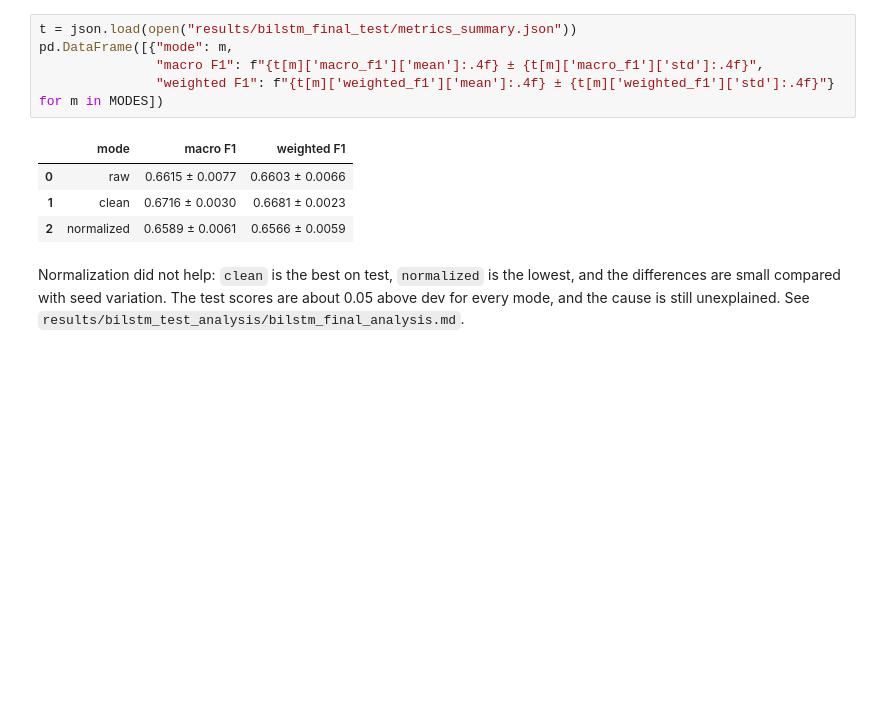
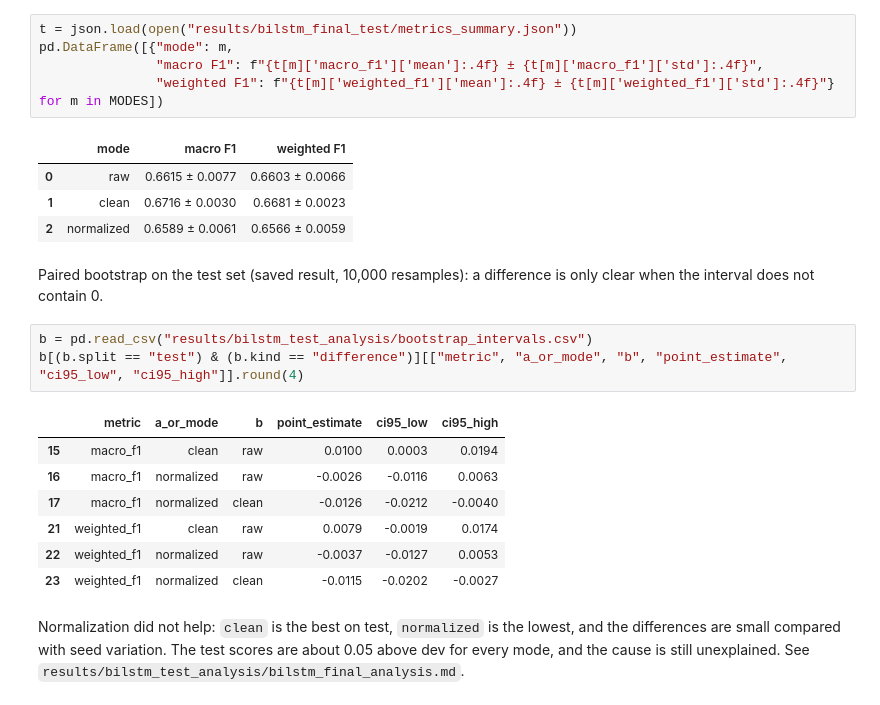
Before and after one commit to mani6409/hinglish-sentimix, a Jupyter notebook: notebooks/bilstm.ipynb, the cells around one changed output. Saved outputs shown, nothing was run; the diff lists cells and outputs as text; blank space fills up the shorter version.

```diff
--- a/notebooks/bilstm.ipynb
+++ b/notebooks/bilstm.ipynb
@@ -127,5 +127,18 @@ pd.DataFrame([{"mode": m,
 | 0 | raw | 0.6615 ± 0.0077 | 0.6603 ± 0.0066 |
 | 1 | clean | 0.6716 ± 0.0030 | 0.6681 ± 0.0023 |
 | 2 | normalized | 0.6589 ± 0.0061 | 0.6566 ± 0.0059 |
+# %% [markdown]
+Paired bootstrap on the test set (saved result, 10,000 resamples): a difference is only clear when the interval does not contain 0.
+# %%
+b = pd.read_csv("results/bilstm_test_analysis/bootstrap_intervals.csv")
+b[(b.split == "test") & (b.kind == "difference")][["metric", "a_or_mode", "b", "point_estimate", "ci95_low", "ci95_high"]].round(4)
+# %% [output]
+|  | metric | a_or_mode | b | point_estimate | ci95_low | ci95_high |
+| 15 | macro_f1 | clean | raw | 0.0100 | 0.0003 | 0.0194 |
+| 16 | macro_f1 | normalized | raw | -0.0026 | -0.0116 | 0.0063 |
+| 17 | macro_f1 | normalized | clean | -0.0126 | -0.0212 | -0.0040 |
+| 21 | weighted_f1 | clean | raw | 0.0079 | -0.0019 | 0.0174 |
+| 22 | weighted_f1 | normalized | raw | -0.0037 | -0.0127 | 0.0053 |
+| 23 | weighted_f1 | normalized | clean | -0.0115 | -0.0202 | -0.0027 |
 # %% [markdown]
 Normalization did not help: `clean` is the best on test, `normalized` is the lowest, and the differences are small compared with seed variation. The test scores are about 0.05 above dev for every mode, and the cause is still unexplained. See `results/bilstm_test_analysis/bilstm_final_analysis.md`.
```
Also changed, not shown: 5 other files.
